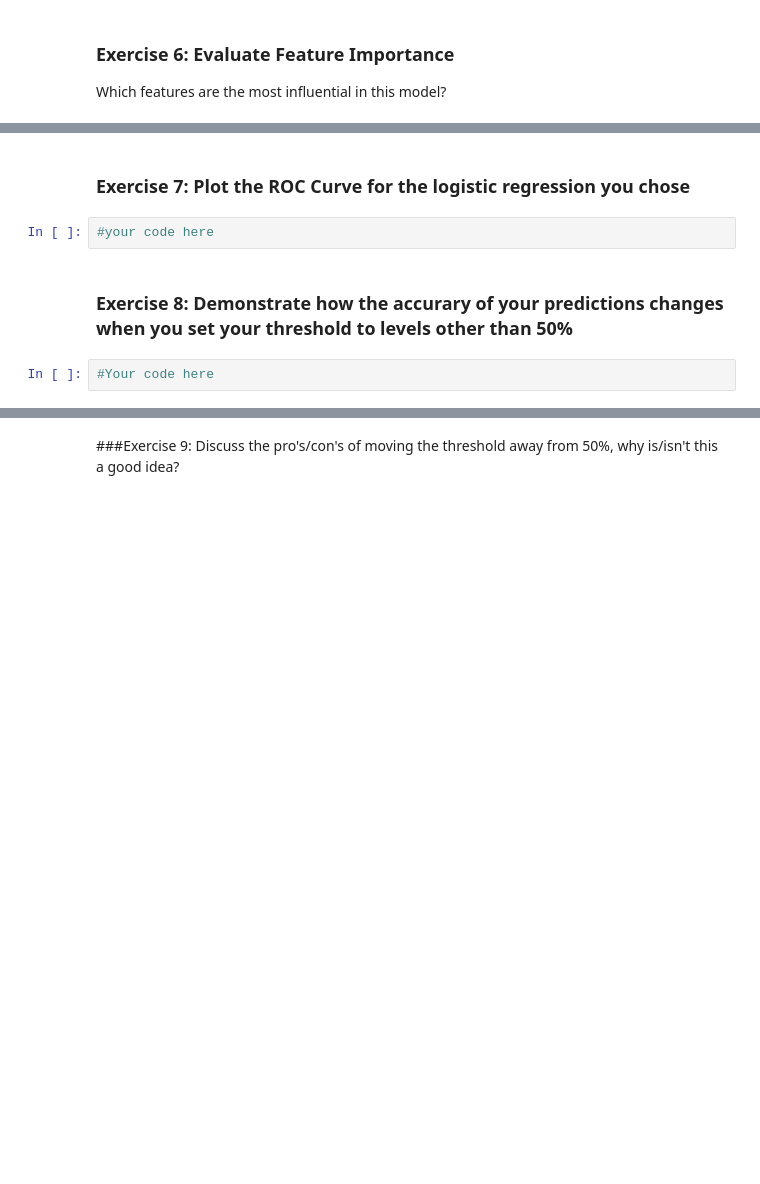
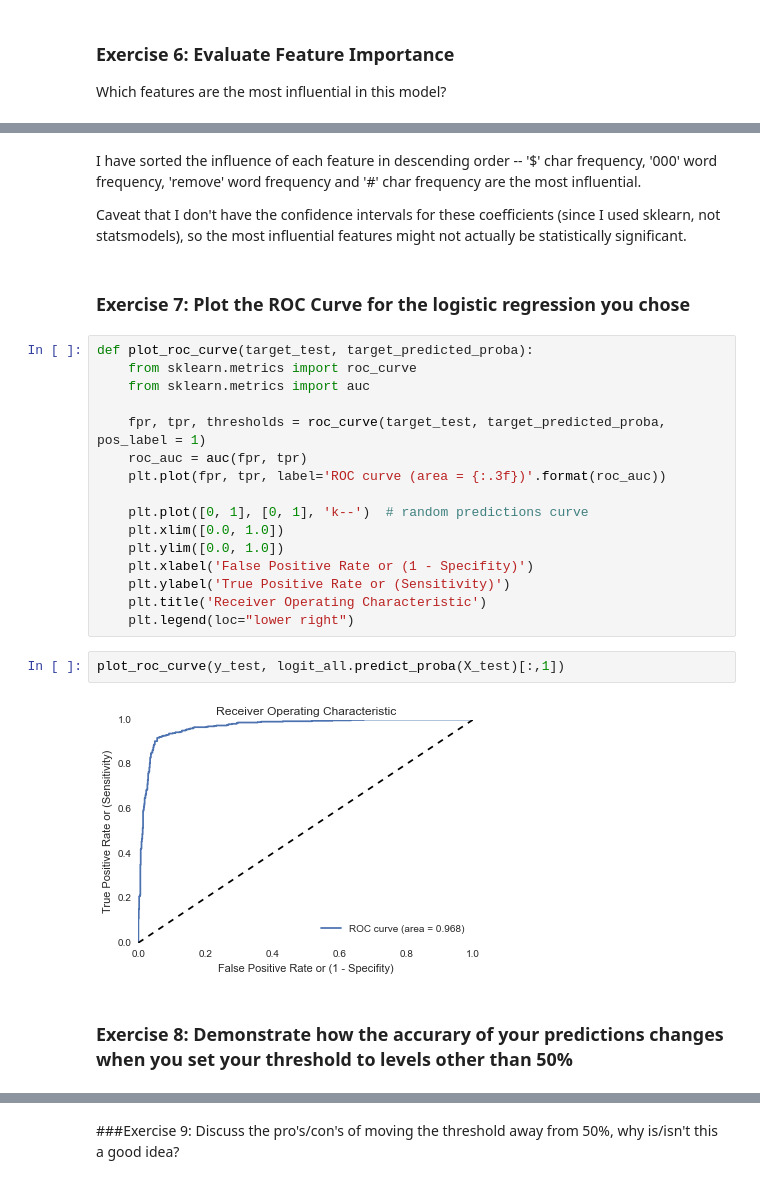
Before and after one commit to selwyth/DAT_SF_12, a Jupyter notebook: Homework/Dat_SF_12-Midterm-Questions_DF.ipynb, the cells around one changed output, grey strips where cells are left out. Drawn from its saved outputs; the diff is of its cells as text; blank space fills up the shorter version.

```diff
--- a/Homework/Dat_SF_12-Midterm-Questions_DF.ipynb
+++ b/Homework/Dat_SF_12-Midterm-Questions_DF.ipynb
@@ -220,8 +298,28 @@ Which features are the most influential in this model?
+# %% [markdown]
+I have sorted the influence of each feature in descending order -- '$' char frequency, '000' word frequency, 'remove' word frequency and '#' char frequency are the most influential.
+
+Caveat that I don't have the confidence intervals for these coefficients (since I used sklearn, not statsmodels), so the most influential features might not actually be statistically significant.
 # %% [markdown]
 ### Exercise 7: Plot the ROC Curve for the logistic regression you chose
-# %%
-#your code here
+# %%
+def plot_roc_curve(target_test, target_predicted_proba):
+    from sklearn.metrics import roc_curve
+    from sklearn.metrics import auc
+
+    fpr, tpr, thresholds = roc_curve(target_test, target_predicted_proba, pos_label = 1)
+    roc_auc = auc(fpr, tpr)
+    plt.plot(fpr, tpr, label='ROC curve (area = {:.3f})'.format(roc_auc))
+
+    plt.plot([0, 1], [0, 1], 'k--')  # random predictions curve
+    plt.xlim([0.0, 1.0])
+    plt.ylim([0.0, 1.0])
+    plt.xlabel('False Positive Rate or (1 - Specifity)')
+    plt.ylabel('True Positive Rate or (Sensitivity)')
+    plt.title('Receiver Operating Characteristic')
+    plt.legend(loc="lower right")
+# %%
+plot_roc_curve(y_test, logit_all.predict_proba(X_test)[:,1])
+# %% [output]
+[figure, added]
 # %% [markdown]
 ### Exercise 8: Demonstrate how the accurary of your predictions changes when you set your threshold to levels other than 50%
-# %%
-#Your code here
```
Also changed, not shown: parts of 24 cells of this notebook.
